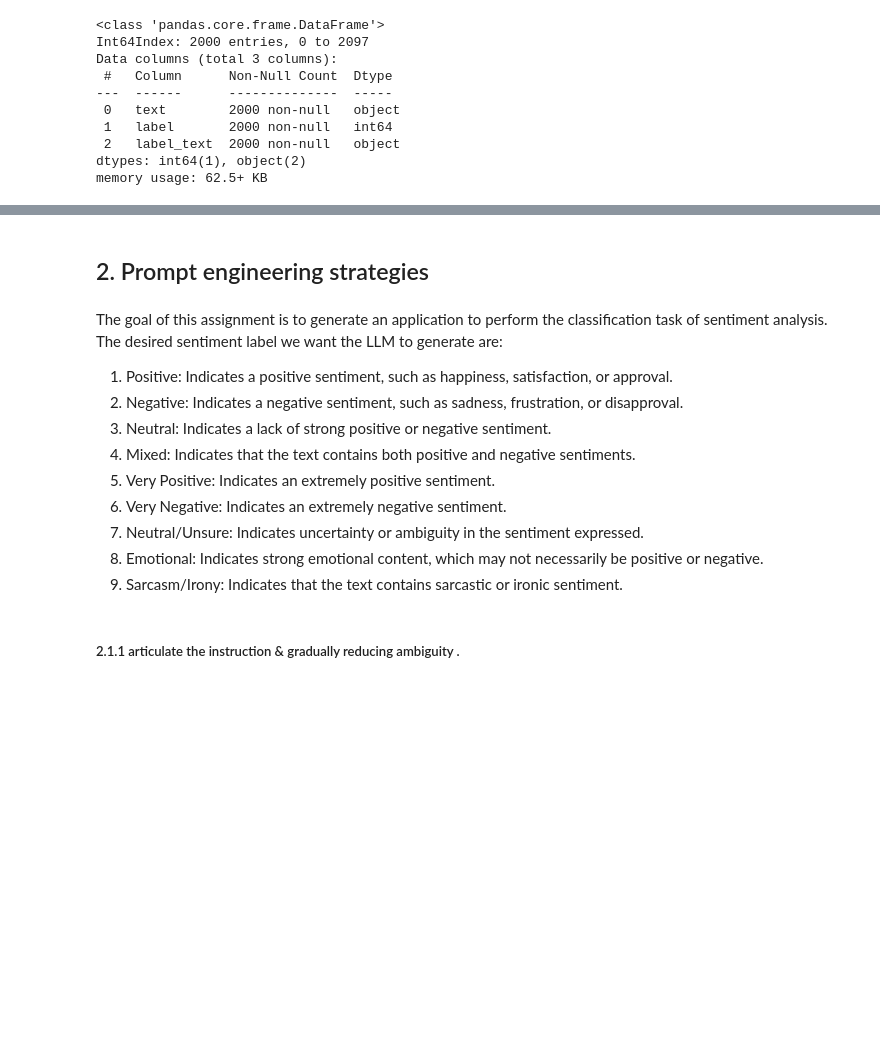
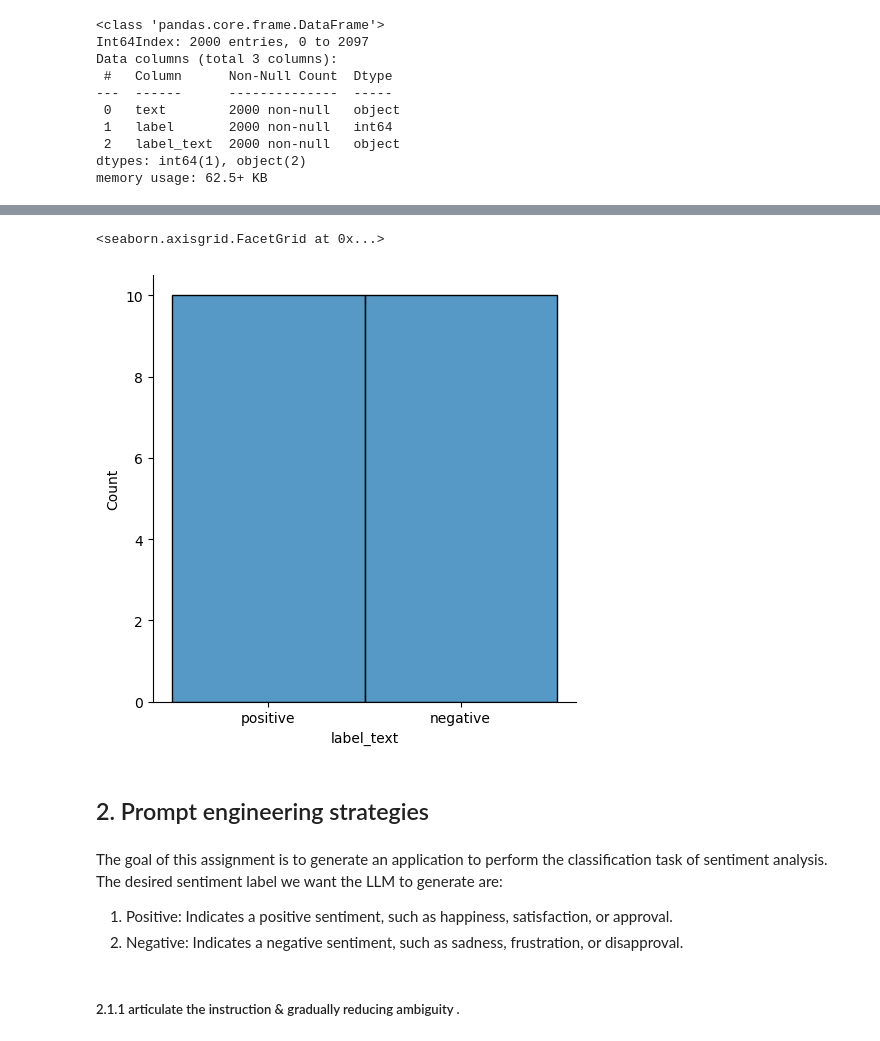
Before and after one commit to SergeGordts/ktai, a Jupyter notebook: Bert.ipynb, the cells around one changed output, grey strips where cells are left out. Drawn from its saved outputs; the diff is of its cells as text; code cells hidden in the pictures; blank space fills up the shorter version.

```diff
--- a/Bert.ipynb
+++ b/Bert.ipynb
@@ -150,3 +241,10 @@ memory usage: 6.2+ KB
+# %%
+#check on equal distribution per label
+# Create a distribution plot with text labels using Seaborn
+sns.displot(data=grouped_df30, x="label_text")
+# %% [output]
+<seaborn.axisgrid.FacetGrid at 0x...>
+[figure, added]
 # %% [markdown]
 ## 2. Prompt engineering strategies
 # %% [markdown]
@@ -155,13 +253,6 @@ The desired sentiment label we want the LLM to generate are:
 
 1. Positive: Indicates a positive sentiment, such as happiness, satisfaction, or approval.
 2. Negative: Indicates a negative sentiment, such as sadness, frustration, or disapproval.
-3. Neutral: Indicates a lack of strong positive or negative sentiment.
-4. Mixed: Indicates that the text contains both positive and negative sentiments.
-5. Very Positive: Indicates an extremely positive sentiment.
-6. Very Negative: Indicates an extremely negative sentiment.
-7. Neutral/Unsure: Indicates uncertainty or ambiguity in the sentiment expressed.
-8. Emotional: Indicates strong emotional content, which may not necessarily be positive or negative.
-9. Sarcasm/Irony: Indicates that the text contains sarcastic or ironic sentiment.
 # %% [markdown]
 ##### 2.1.1 articulate the instruction & gradually reducing ambiguity .
 # %%
```
Also changed, not shown: parts of 8 cells of this notebook.
